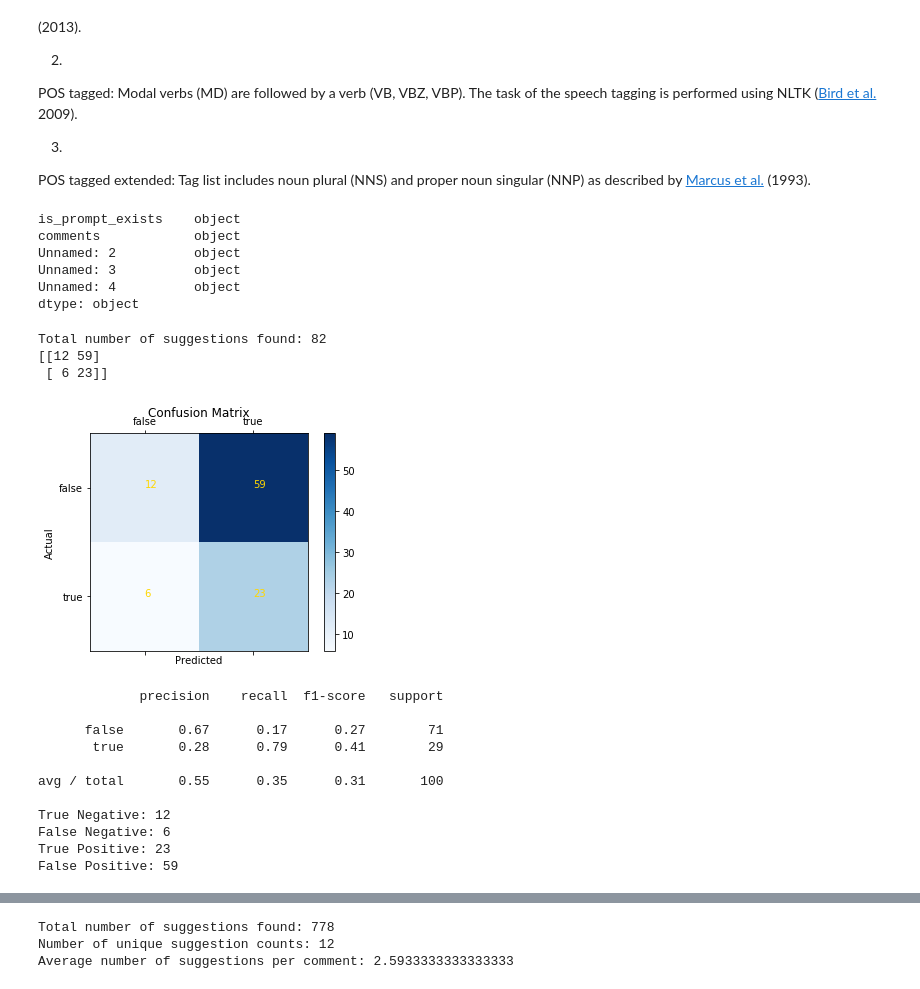
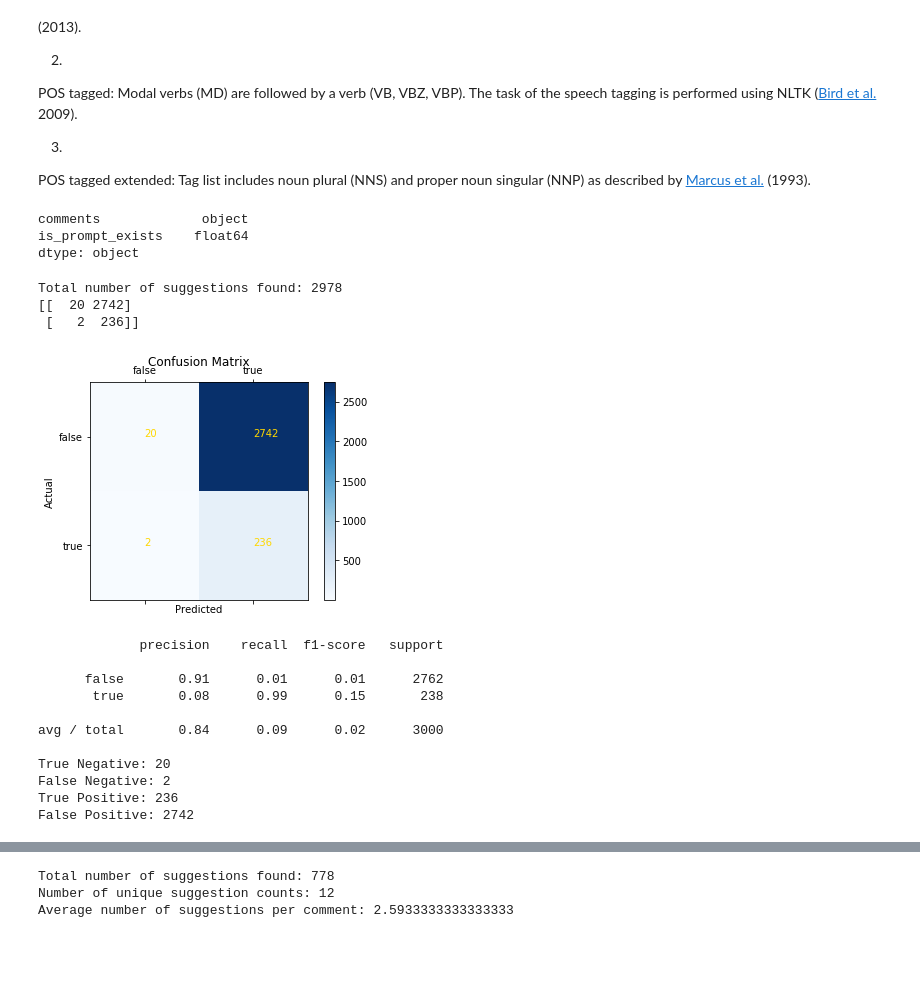
Before and after one commit to Alvores/NaturalLanguageProcessing, a Jupyter notebook: NLP_Rule_Classifier.ipynb, the cells around one changed output, grey strips where cells are left out. Drawn from its saved outputs; the diff is of its cells as text; code cells hidden in the pictures; blank space fills up the shorter version.

```diff
--- a/NLP_Rule_Classifier.ipynb
+++ b/NLP_Rule_Classifier.ipynb
@@ -90,18 +90,15 @@ for (id, comment) in cursor:
         break
 # %%
 ######### Read in the dataset to use for classifier
-df = pd.read_csv("suggestions_data.csv", engine = 'python', na_values = ['no info', '.', ' ', 'NaN'])
-df.fillna(3, inplace=True)
-# df = pd.read_csv("suggestions_data_tweets.csv", engine = 'python');
-# df.fillna(-1, inplace=True)
+# df = pd.read_csv("suggestions_data.csv", engine = 'python', na_values = ['no info', '.', ' ', 'NaN'])
+# df.fillna(3, inplace=True)
+df = pd.read_csv("suggestions_data_tweets.csv", engine = 'python');
+df.fillna(-1, inplace=True)
 
 print(df.dtypes)
 # %% [output]
-is_prompt_exists    object
-comments            object
-Unnamed: 2          object
-Unnamed: 3          object
-Unnamed: 4          object
+comments             object
+is_prompt_exists    float64
 dtype: object
 # %%
 # print(df.head(5))
@@ -117,15 +114,15 @@ count = 0
 numComments = 0
 suggestions_per_comment = []
 end = len(df) # 16003 in length, takes awhile to process (50 seconds aprox.)
-end = 100 # More managable for quick tests
+# end = 100 # More managable for quick tests
 labels = []
 predictions = []
 for loop in range(end):
     comment = df['comments'][loop]
     prompt = df['is_prompt_exists'][loop]
     ## Comment below condition out for non-object label datasets
-    if isinstance(comment, str) == False or (prompt != '1' and prompt != '-1'):
-        continue
+#     if isinstance(comment, str) == False or (prompt != '1' and prompt != '-1'):
+#         continue
     wordTok = nltk.word_tokenize(comment)
     words = nltk.pos_tag(wordTok)
     modalVerb = False
@@ -183,48 +180,48 @@ for loop in range(end):
     numComments += 1
 #     if (numComments % 500 == 0): # For checking progress at 500 step milestones
 #         print(numComments)
     ####### END
 print("Total number of suggestions found:", sum(suggestions_per_comment))
 # print("Ls:", labels)
 # print("Ps:", predictions)
 ls = ['false', 'true']
 cm = confusion_matrix(labels, predictions)
 print(cm)
 fig = plt.figure()
 ax = fig.add_subplot(111)
 cax = ax.matshow(cm, cmap=plt.cm.Blues) # Bar coloring
 plt.title('Confusion Matrix')
 fig.colorbar(cax)
 ax.set_xticklabels([''] + ls)
 ax.set_yticklabels([''] + ls)
 plt.xlabel('Predicted')
 plt.ylabel('Actual')
 plt.text(s = cm[0][0], x = 0, y = 0, color = "gold")
 plt.text(s = cm[1][1], x = 1, y = 1, color = "gold")
 plt.text(s = cm[1][0], x = 0, y = 1, color = "gold")
 plt.text(s = cm[0][1], x = 1, y = 0, color = "gold")
 plt.show()
 print(classification_report(labels, predictions, target_names = ls))
 print("True Negative:", cm[0][0])
 print("False Negative:", cm[1][0])
 print("True Positive:", cm[1][1])
 print("False Positive:", cm[0][1])
 # %% [output]
-Total number of suggestions found: 82
-[[12 59]
- [ 6 23]]
+Total number of suggestions found: 2978
+[[  20 2742]
+ [   2  236]]
-[figure, old version]
+[figure, new version]
              precision    recall  f1-score   support
 
-      false       0.67      0.17      0.27        71
-       true       0.28      0.79      0.41        29
+      false       0.91      0.01      0.01      2762
+       true       0.08      0.99      0.15       238
 
-avg / total       0.55      0.35      0.31       100
+avg / total       0.84      0.09      0.02      3000
 
-True Negative: 12
-False Negative: 6
-True Positive: 23
-False Positive: 59
+True Negative: 20
+False Negative: 2
+True Positive: 236
+False Positive: 2742
 # %% [markdown]
 # [F-Score Metrics](https://en.wikipedia.org/wiki/F1_score)
 
```
Also changed, not shown: parts of 1 cell of this notebook.
